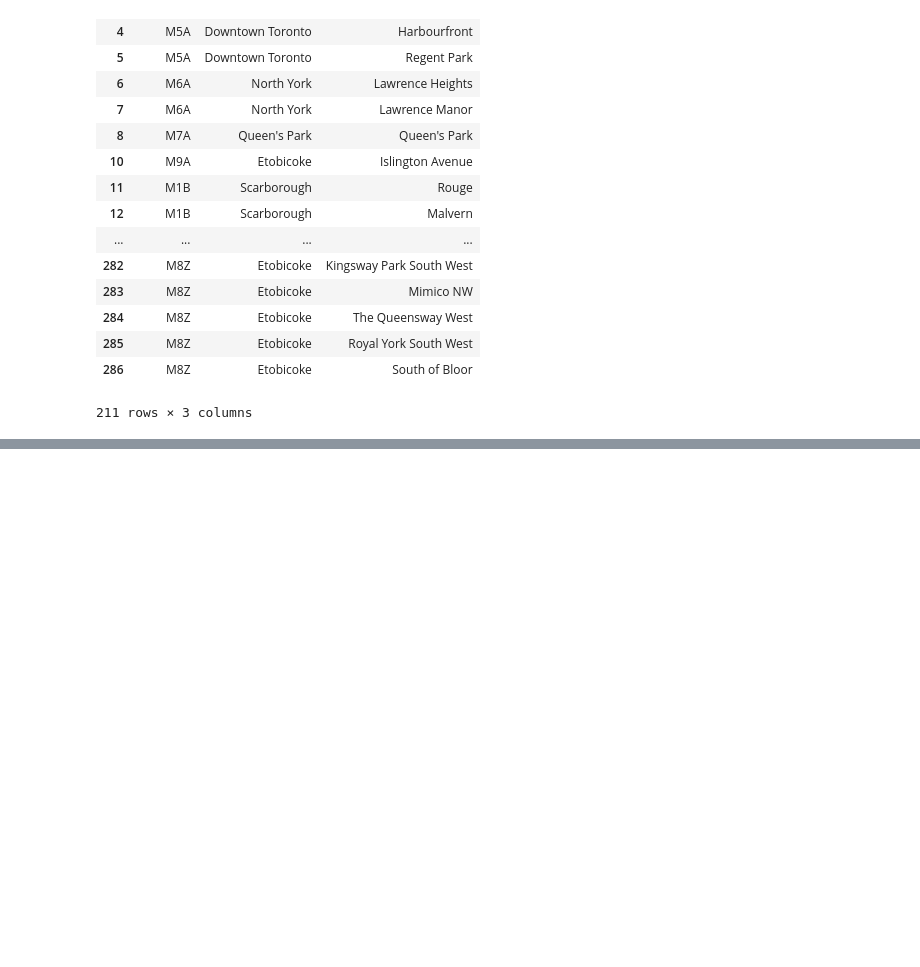
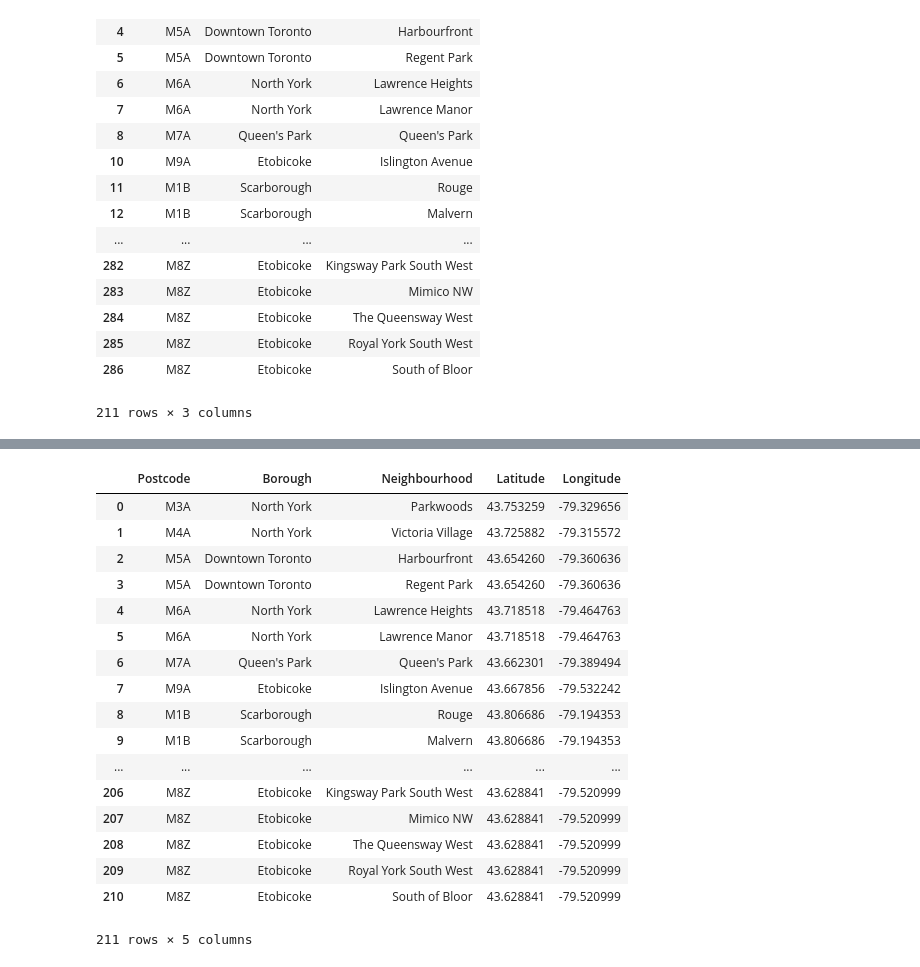
Before and after one commit to hami-gitgud/Coursera_Capstone, a Jupyter notebook: Capstone Week 3.ipynb, the cells around one changed output, grey strips where cells are left out. Cells and saved outputs as stored; diff of their text form; code cells hidden in the pictures; blank space fills up the shorter version.

```diff
--- a/Capstone Week 3.ipynb
+++ b/Capstone Week 3.ipynb
@@ -77,0 +87,2 @@ new_df
+# %%
+df_lol = df_data_1.rename(index=str, columns={"Postal Code": "Postcode"})
@@ -77,0 +110,23 @@ new_df
+# %%
+df_final = new_df.merge(df_lol, on="Postcode", how = 'inner')
+# %%
+df_final
+# %% [output]
+|  | Postcode | Borough | Neighbourhood | Latitude | Longitude |
+| 0 | M3A | North York | Parkwoods | 43.753259 | -79.329656 |
+| 1 | M4A | North York | Victoria Village | 43.725882 | -79.315572 |
+| 2 | M5A | Downtown Toronto | Harbourfront | 43.654260 | -79.360636 |
+| 3 | M5A | Downtown Toronto | Regent Park | 43.654260 | -79.360636 |
+| 4 | M6A | North York | Lawrence Heights | 43.718518 | -79.464763 |
+| 5 | M6A | North York | Lawrence Manor | 43.718518 | -79.464763 |
+| 6 | M7A | Queen's Park | Queen's Park | 43.662301 | -79.389494 |
+| 7 | M9A | Etobicoke | Islington Avenue | 43.667856 | -79.532242 |
+| 8 | M1B | Scarborough | Rouge | 43.806686 | -79.194353 |
+| 9 | M1B | Scarborough | Malvern | 43.806686 | -79.194353 |
+| ... | ... | ... | ... | ... | ... |
+| 206 | M8Z | Etobicoke | Kingsway Park South West | 43.628841 | -79.520999 |
+| 207 | M8Z | Etobicoke | Mimico NW | 43.628841 | -79.520999 |
+| 208 | M8Z | Etobicoke | The Queensway West | 43.628841 | -79.520999 |
+| 209 | M8Z | Etobicoke | Royal York South West | 43.628841 | -79.520999 |
+| 210 | M8Z | Etobicoke | South of Bloor | 43.628841 | -79.520999 |
+211 rows × 5 columns
```
Also changed, not shown: parts of 2 cells of this notebook.
